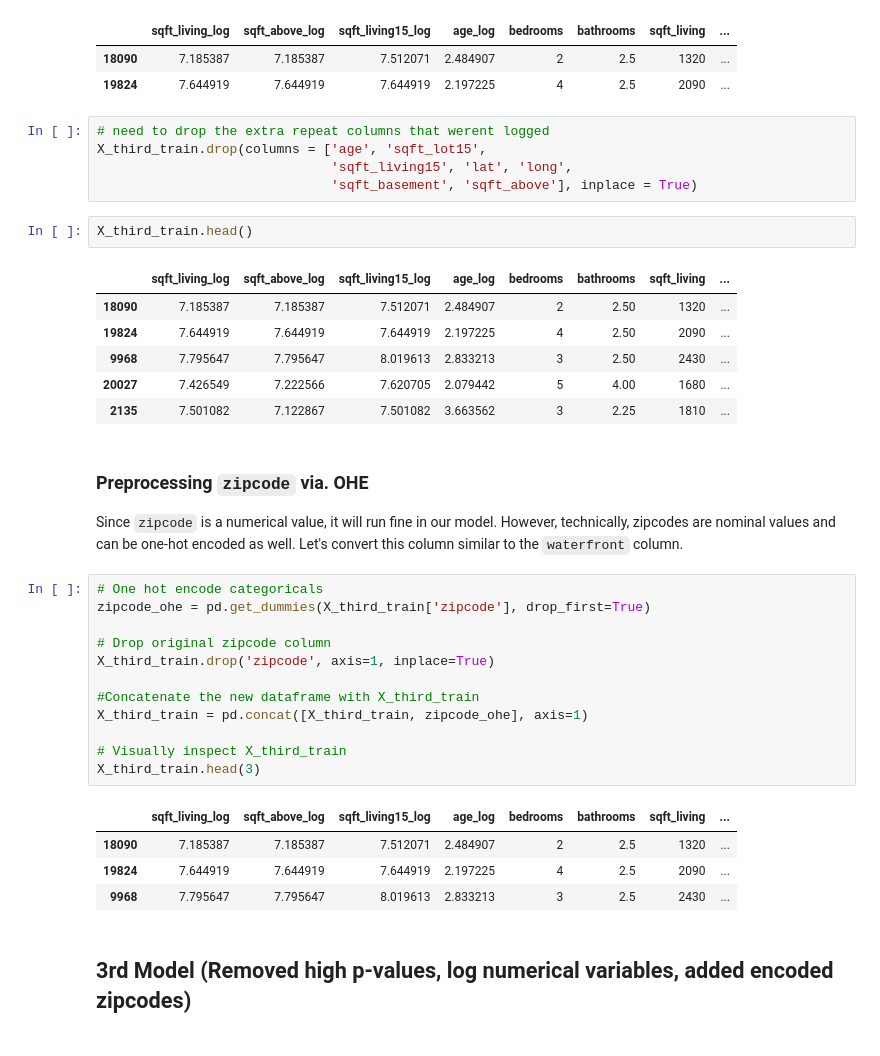
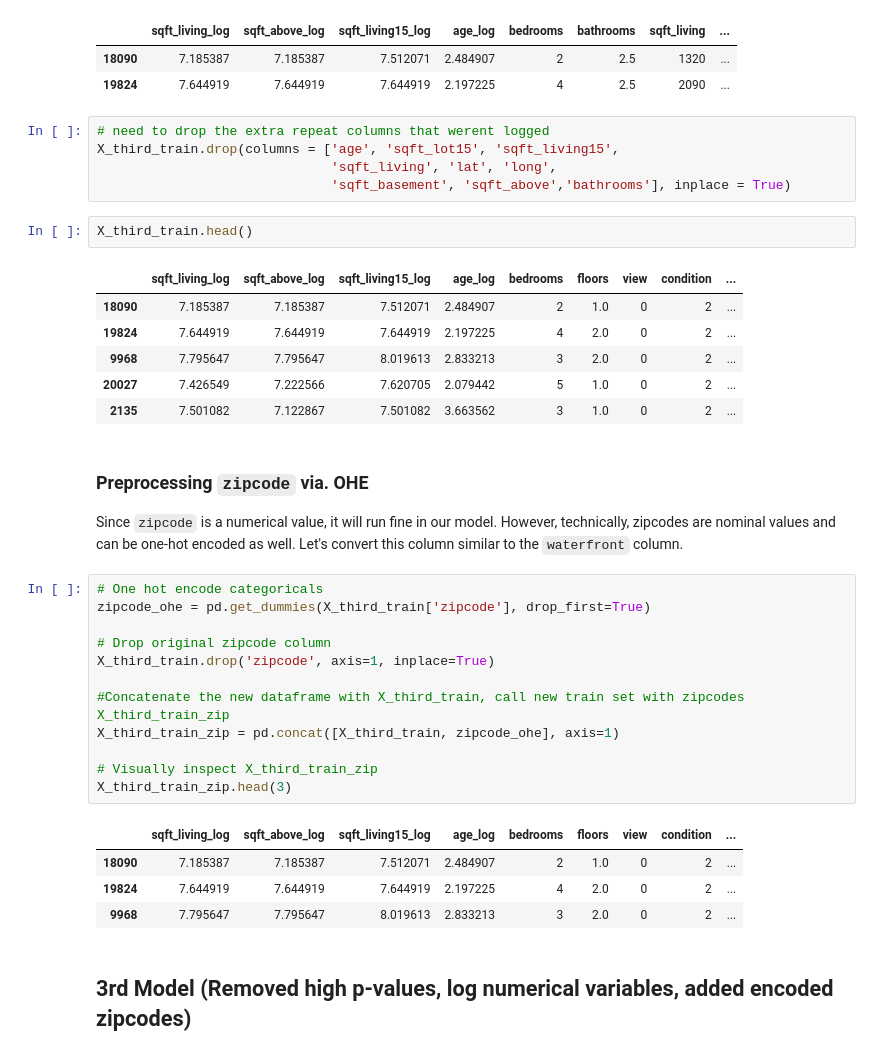
Before and after one commit to eric8395/Housing_Market_Linear_Regression, a Jupyter notebook: Housing Market Linear Regression.ipynb, the cells around one changed output. Drawn from its saved outputs; the diff is of its cells as text.

```diff
--- a/Housing Market Linear Regression.ipynb
+++ b/Housing Market Linear Regression.ipynb
@@ -1142,18 +1136,18 @@ X_third_train.head(2)
 | 19824 | 7.644919 | 7.644919 | 7.644919 | 2.197225 | 4 | 2.5 | 2090 | ... |
 # %%
 # need to drop the extra repeat columns that werent logged
-X_third_train.drop(columns = ['age', 'sqft_lot15',
-                              'sqft_living15', 'lat', 'long',
-                              'sqft_basement', 'sqft_above'], inplace = True)
+X_third_train.drop(columns = ['age', 'sqft_lot15', 'sqft_living15',
+                              'sqft_living', 'lat', 'long',
+                              'sqft_basement', 'sqft_above','bathrooms'], inplace = True)
 # %%
 X_third_train.head()
 # %% [output]
-|  | sqft_living_log | sqft_above_log | sqft_living15_log | age_log | bedrooms | bathrooms | sqft_living | ... |
-| 18090 | 7.185387 | 7.185387 | 7.512071 | 2.484907 | 2 | 2.50 | 1320 | ... |
-| 19824 | 7.644919 | 7.644919 | 7.644919 | 2.197225 | 4 | 2.50 | 2090 | ... |
-| 9968 | 7.795647 | 7.795647 | 8.019613 | 2.833213 | 3 | 2.50 | 2430 | ... |
-| 20027 | 7.426549 | 7.222566 | 7.620705 | 2.079442 | 5 | 4.00 | 1680 | ... |
-| 2135 | 7.501082 | 7.122867 | 7.501082 | 3.663562 | 3 | 2.25 | 1810 | ... |
+|  | sqft_living_log | sqft_above_log | sqft_living15_log | age_log | bedrooms | floors | view | condition | ... |
+| 18090 | 7.185387 | 7.185387 | 7.512071 | 2.484907 | 2 | 1.0 | 0 | 2 | ... |
+| 19824 | 7.644919 | 7.644919 | 7.644919 | 2.197225 | 4 | 2.0 | 0 | 2 | ... |
+| 9968 | 7.795647 | 7.795647 | 8.019613 | 2.833213 | 3 | 2.0 | 0 | 2 | ... |
+| 20027 | 7.426549 | 7.222566 | 7.620705 | 2.079442 | 5 | 1.0 | 0 | 2 | ... |
+| 2135 | 7.501082 | 7.122867 | 7.501082 | 3.663562 | 3 | 1.0 | 0 | 2 | ... |
 # %% [markdown]
 ### Preprocessing `zipcode` via. OHE
 
@@ -1161,20 +1155,20 @@ Since `zipcode` is a numerical value, it will run fine in our model. However, te
 # %%
 # One hot encode categoricals
 zipcode_ohe = pd.get_dummies(X_third_train['zipcode'], drop_first=True)
 
 # Drop original zipcode column
 X_third_train.drop('zipcode', axis=1, inplace=True)
 
-#Concatenate the new dataframe with X_third_train
-X_third_train = pd.concat([X_third_train, zipcode_ohe], axis=1)
+#Concatenate the new dataframe with X_third_train, call new train set with zipcodes X_third_train_zip
+X_third_train_zip = pd.concat([X_third_train, zipcode_ohe], axis=1)
 
-# Visually inspect X_third_train
-X_third_train.head(3)
+# Visually inspect X_third_train_zip
+X_third_train_zip.head(3)
 # %% [output]
-|  | sqft_living_log | sqft_above_log | sqft_living15_log | age_log | bedrooms | bathrooms | sqft_living | ... |
-| 18090 | 7.185387 | 7.185387 | 7.512071 | 2.484907 | 2 | 2.5 | 1320 | ... |
-| 19824 | 7.644919 | 7.644919 | 7.644919 | 2.197225 | 4 | 2.5 | 2090 | ... |
-| 9968 | 7.795647 | 7.795647 | 8.019613 | 2.833213 | 3 | 2.5 | 2430 | ... |
+|  | sqft_living_log | sqft_above_log | sqft_living15_log | age_log | bedrooms | floors | view | condition | ... |
+| 18090 | 7.185387 | 7.185387 | 7.512071 | 2.484907 | 2 | 1.0 | 0 | 2 | ... |
+| 19824 | 7.644919 | 7.644919 | 7.644919 | 2.197225 | 4 | 2.0 | 0 | 2 | ... |
+| 9968 | 7.795647 | 7.795647 | 8.019613 | 2.833213 | 3 | 2.0 | 0 | 2 | ... |
 # %% [markdown]
 ## 3rd  Model (Removed high p-values, log numerical variables, added encoded zipcodes)
 # %%
```
Also changed, not shown: parts of 26 cells of this notebook.
